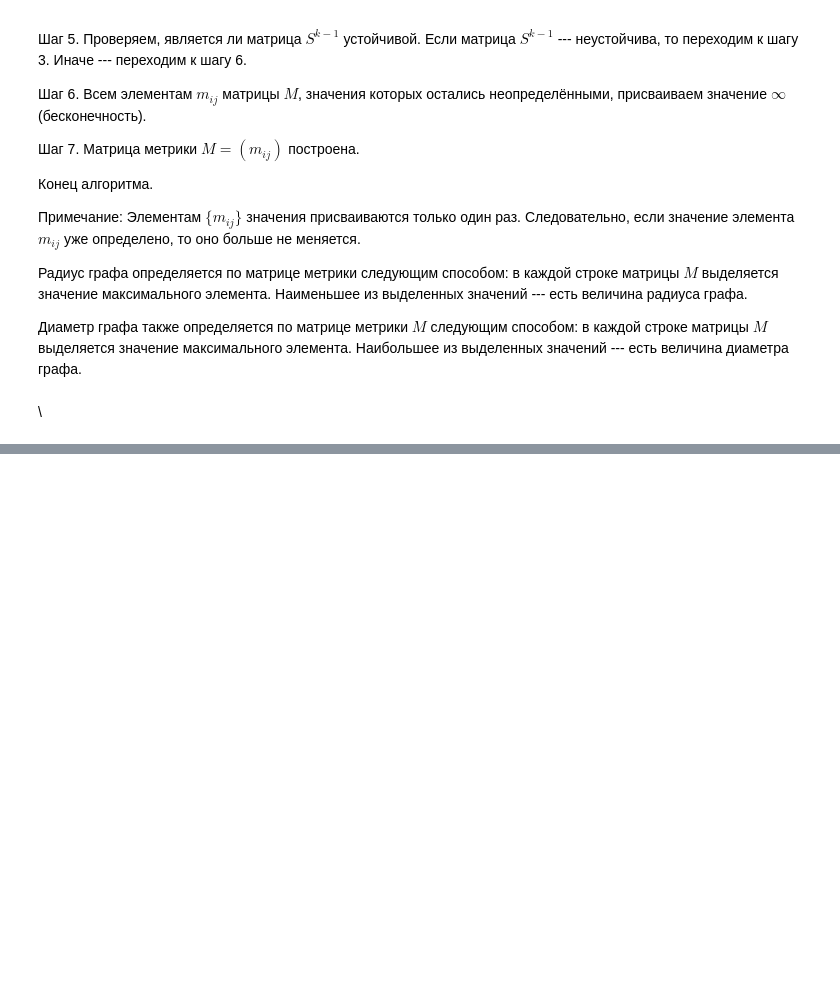
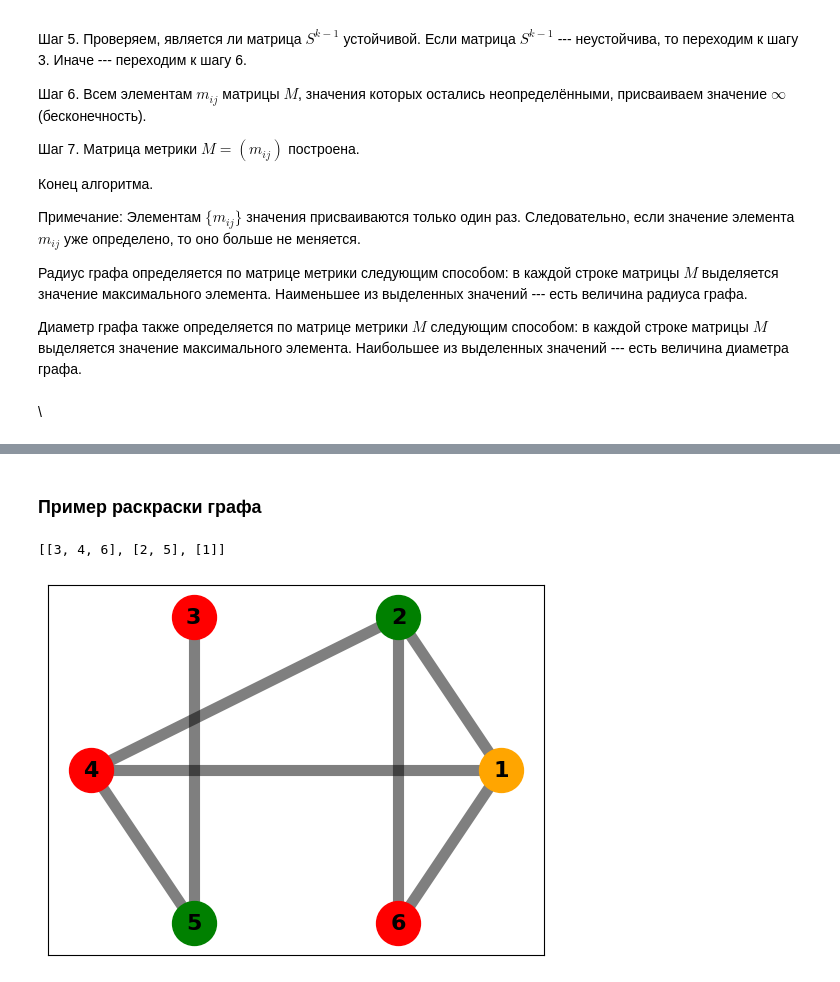
Before and after one commit to ZarevichMikhail/DM-manual, a Jupyter notebook: Методичка_по_ДМ.ipynb, the cells around one changed output, grey strips where cells are left out. Saved outputs shown, nothing was run; the diff lists cells and outputs as text; code cells hidden in the pictures; blank space fills up the shorter version.

Commit message:
Добавил теорию для 2 и 3 лаб. Добавил примеры кода для 3 и 4 лаб. Надо ещё кое-что из теории дописать и добавить.

```diff
--- a/Методичка_по_ДМ.ipynb
+++ b/Методичка_по_ДМ.ipynb
@@ -230,0 +350,61 @@ plt.show()
+# %% [markdown]
+### Пример раскраски графа
+# %%
+import numpy as np
+import matplotlib.pyplot as plt
+import networkx as nx
+import random
+import math
+
+# функция для поиска суммы степеней множества вершин
+def SearchVertexPower(list):
+    """Получает на вход подмножество вершин в виде списка, возвращает число - сумму степеней вершин
+
+    Parameters
+    ---
+    list:
+        Подмножество вершин в виде списка
+    """
+    NodesNumber = len(ms[0])
+    PowerSum = 0
+    for i in list: # i - текущая строка
+        for j in range(NodesNumber):
+            PowerSum += ms [int(i) - 1] [j] # i-1 - текущая строка
+    return PowerSum
+
+ms = [[0, 1, 0, 1, 0, 1],
+      [1, 0, 0, 1, 0, 1],
+      [0, 0, 0, 0, 1, 0],
+      [1, 1, 0, 0, 1, 0],
+      [0, 0, 1, 1, 0, 0],
+      [1, 1, 0, 0, 0, 0]]
+
+
+# Список с вершинами, которым нужно присвоить один цвет
+# будет получен в результате алгоритма Магу-Вейсмана
+SameColorNodes = [[1], [3, 4, 6], [2, 5]] # будет получен в результате алгоритма Магу-Вейсмана
+SameColorNodes = sorted(SameColorNodes, reverse = True, key=lambda x: (len(x), SearchVertexPower(x)))  # сортировка сначала по первому параметру, потом по второму
+print(SameColorNodes)
+
+colors = ["red", "green", "orange", "blue", "yellow", "violet", "purple", "pink", "grey", "magenta"]
+
+G = nx.Graph(np.array(ms))
+pos = nx.circular_layout(G)
+
+labels = {}
+for i in G.nodes():
+    labels[i]= i+1
+
+for i in range(len(SameColorNodes)):
+    for j in range(len(SameColorNodes[i])):
+        SameColorNodes[i][j] = SameColorNodes[i][j]-1
+
+for i in range(len(SameColorNodes)):
+    nx.draw_networkx_nodes(SameColorNodes[i], pos, node_color=colors[i], node_size=1000)
+
+nx.draw_networkx_edges(G, pos, width = 8, alpha = 0.5)
+nx.draw_networkx_labels(G, pos, labels, font_size=16, font_weight = 'bold')
+plt.show()
+# %% [output]
+[[3, 4, 6], [2, 5], [1]]
+[figure, added]
```
Also changed, not shown: parts of 21 cells of this notebook.
